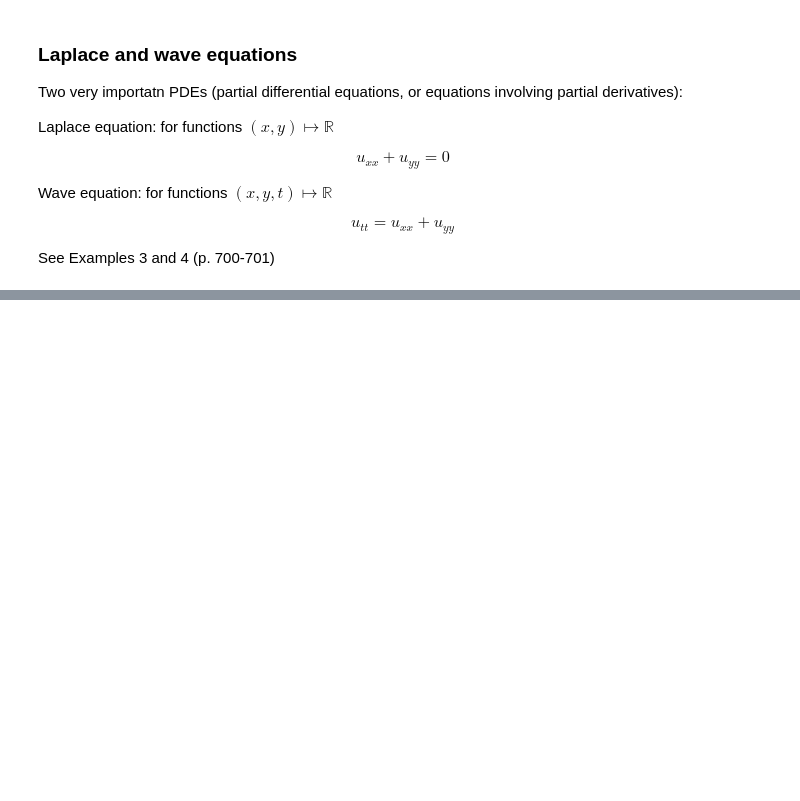
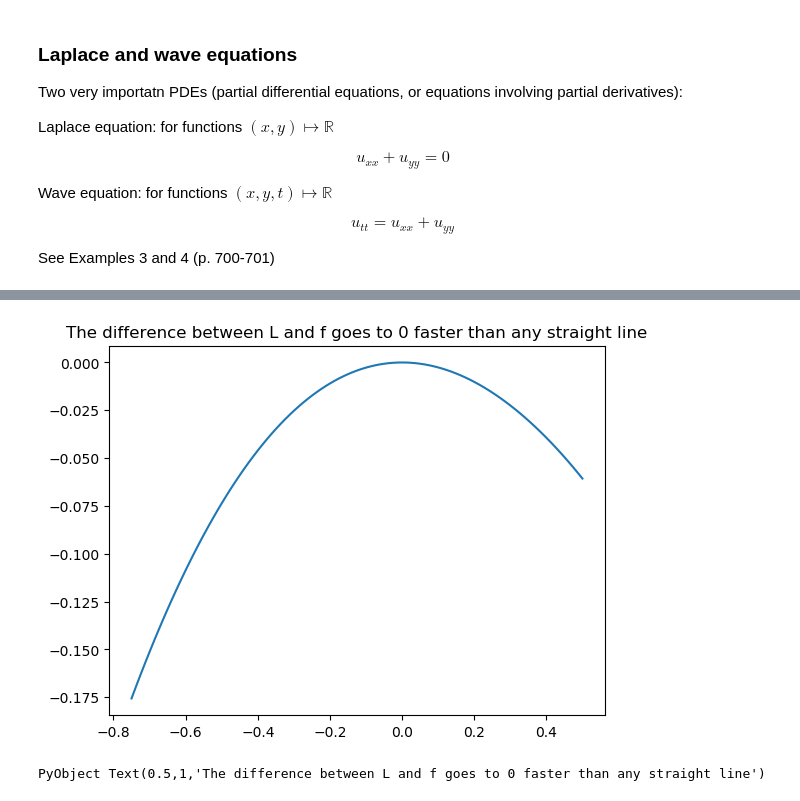
Before and after one commit to mosri/SF1626-2018, a Jupyter notebook: SF1626_highlights.ipynb, the cells around one changed output, grey strips where cells are left out. Drawn from its saved outputs; the diff is of its cells as text; code cells hidden in the pictures; blank space fills up the shorter version.

```diff
--- a/SF1626_highlights.ipynb
+++ b/SF1626_highlights.ipynb
@@ -519,0 +541,6 @@ Theorem 3 (p.714)
+# %%
+plot(s, Lval-fval)
+title("The difference between L and f goes to 0 faster than any straight line")
+# %% [output]
+[figure, added]
+PyObject Text(0.5,1,'The difference between L and f goes to 0 faster than any straight line')
```
Also changed, not shown: parts of 18 cells of this notebook.
